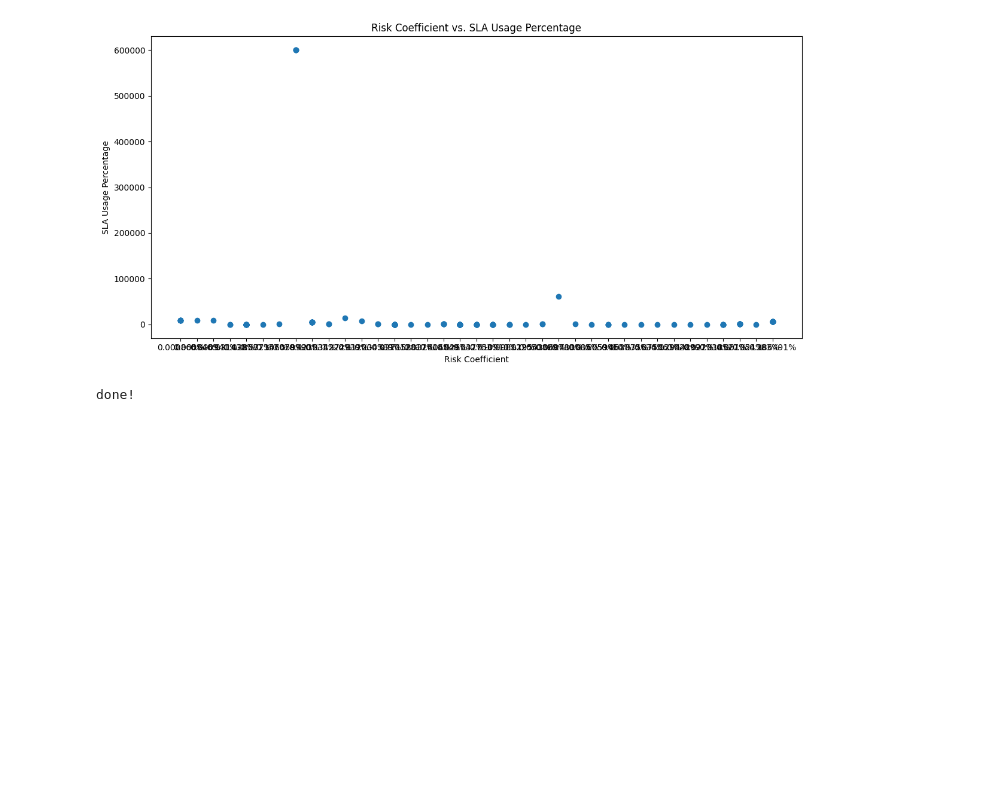
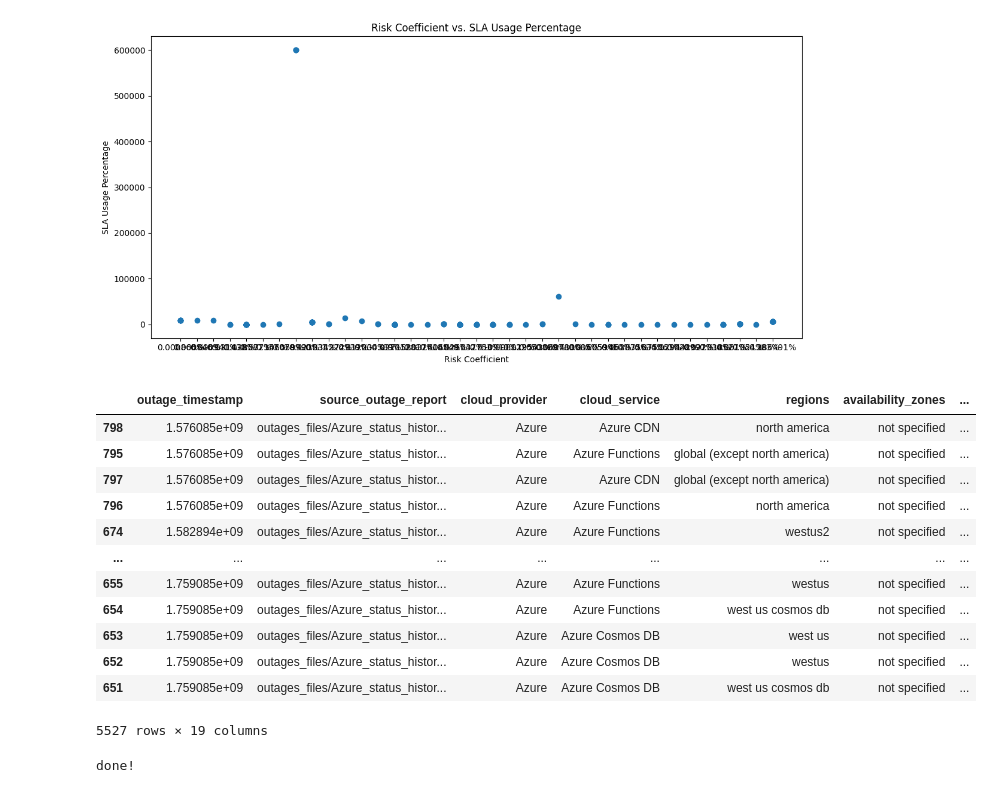
Before and after one commit to jpacerqueira/insureyourtechcloudgraph, a Jupyter notebook: information/clean_genai_data/Analysis-Services-Outages.ipynb, the cells around one changed output. Saved outputs shown, nothing was run; the diff lists cells and outputs as text; code cells hidden in the pictures; blank space fills up the shorter version.

```diff
--- a/information/clean_genai_data/Analysis-Services-Outages.ipynb
+++ b/information/clean_genai_data/Analysis-Services-Outages.ipynb
@@ -146,6 +146,25 @@ plt.tight_layout()
 plt.show()
 # %% [output]
 [figure]
+# %%
+# Global
+df_outages_dedup = df_outages.drop_duplicates(subset=['outage_timestamp','source_outage_report','cloud_provider','cloud_service','regions']).sort_values(by=['outage_timestamp'])
+df_outages_dedup.to_csv('data/new_sorted_outages_dedup.csv', index=False)
+df_outages_dedup
+# %% [output]
+|  | outage_timestamp | source_outage_report | cloud_provider | cloud_service | regions | availability_zones | ... |
+| 798 | 1.576085e+09 | outages_files/Azure_status_histor... | Azure | Azure CDN | north america | not specified | ... |
+| 795 | 1.576085e+09 | outages_files/Azure_status_histor... | Azure | Azure Functions | global (except north america) | not specified | ... |
+| 797 | 1.576085e+09 | outages_files/Azure_status_histor... | Azure | Azure CDN | global (except north america) | not specified | ... |
+| 796 | 1.576085e+09 | outages_files/Azure_status_histor... | Azure | Azure Functions | north america | not specified | ... |
+| 674 | 1.582894e+09 | outages_files/Azure_status_histor... | Azure | Azure Functions | westus2 | not specified | ... |
+| ... | ... | ... | ... | ... | ... | ... | ... |
+| 655 | 1.759085e+09 | outages_files/Azure_status_histor... | Azure | Azure Functions | westus | not specified | ... |
+| 654 | 1.759085e+09 | outages_files/Azure_status_histor... | Azure | Azure Functions | west us cosmos db | not specified | ... |
+| 653 | 1.759085e+09 | outages_files/Azure_status_histor... | Azure | Azure Cosmos DB | west us | not specified | ... |
+| 652 | 1.759085e+09 | outages_files/Azure_status_histor... | Azure | Azure Cosmos DB | westus | not specified | ... |
+| 651 | 1.759085e+09 | outages_files/Azure_status_histor... | Azure | Azure Cosmos DB | west us cosmos db | not specified | ... |
+5527 rows × 19 columns
 # %%
 print("done!")
 # %% [output]
```
Also changed, not shown: 1 other file.
